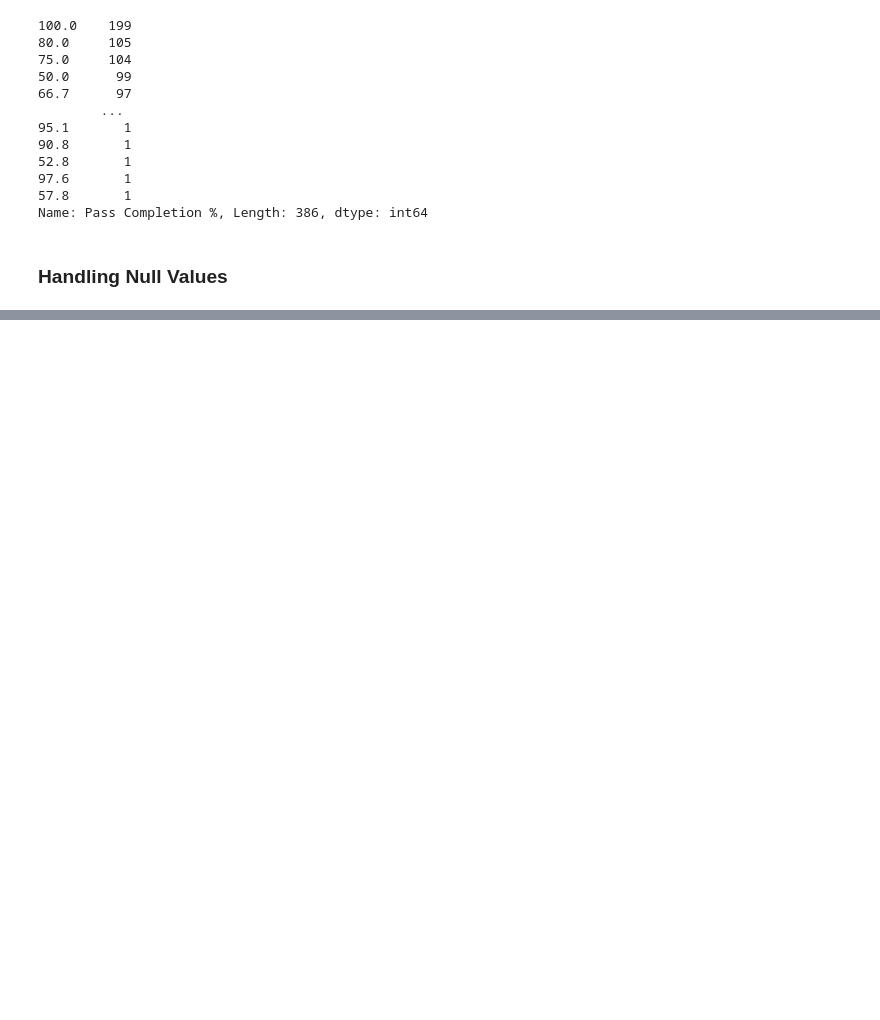
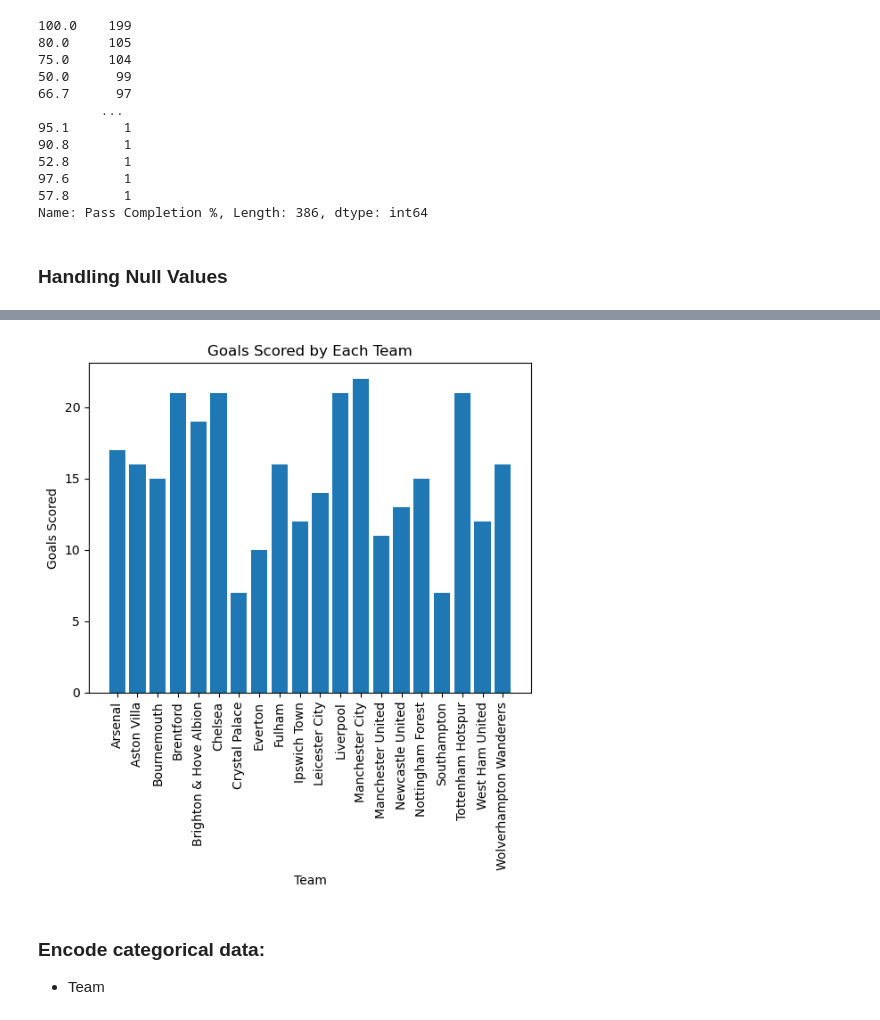
Before and after one commit to ericmckevitt/Premier-League-Goal-Prediction, a Jupyter notebook: eda.ipynb, the cells around one changed output, grey strips where cells are left out. Cells and saved outputs as stored; diff of their text form; code cells hidden in the pictures; blank space fills up the shorter version.

```diff
--- a/eda.ipynb
+++ b/eda.ipynb
@@ -152,0 +360,18 @@ print(cleaned_sample)
+# %%
+teams = pd.DataFrame(df.groupby("Team"))[0].values
+data_by_team = pd.DataFrame(df.groupby("Team"))[1]
+goals_per_team = []
+for i, team_data in enumerate(data_by_team):
+    goals_per_team.append(sum(team_data["Goals"]))
+
+plt.bar(teams, goals_per_team)
+plt.title("Goals Scored by Each Team")
+plt.xlabel("Team")
+plt.ylabel("Goals Scored")
+plt.xticks(rotation=90)
+plt.show()
+# %% [output]
+[figure, added]
+# %% [markdown]
+### Encode categorical data:
+- Team
```
Also changed, not shown: parts of 23 cells of this notebook, 1 other file.
